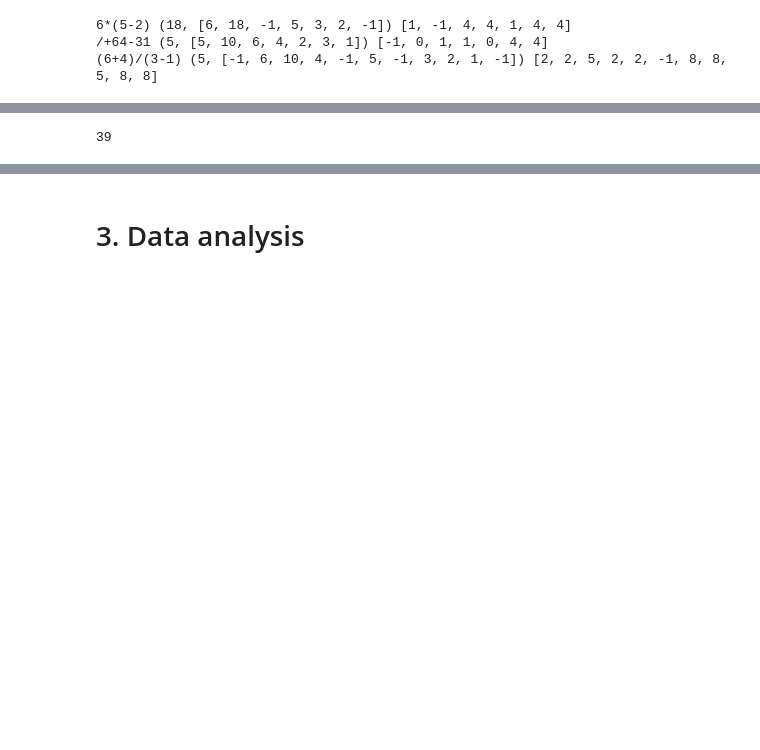
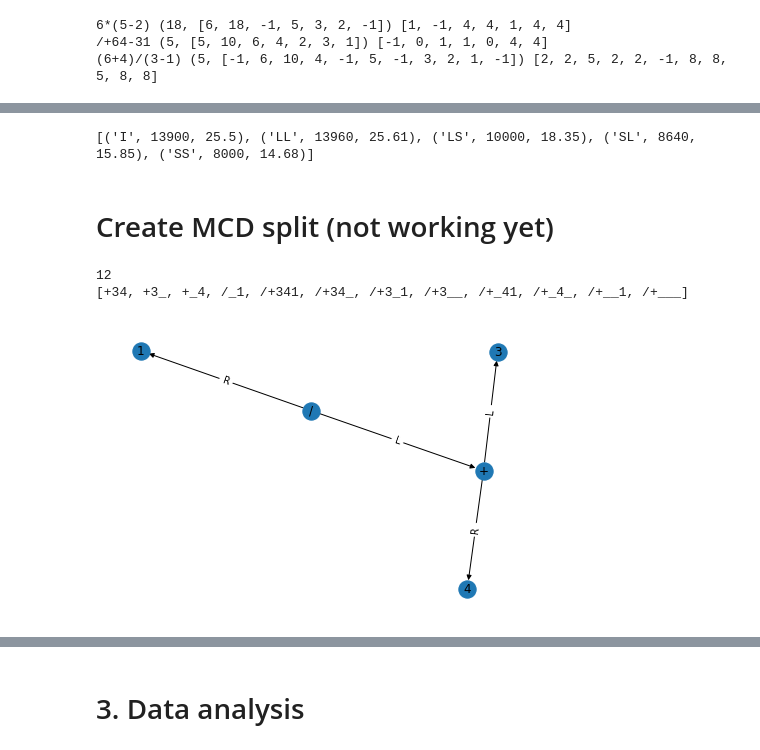
Before and after one commit to liqing-ustc/HINT, a Jupyter notebook: data/expr_generation.ipynb, the cells around one changed output, grey strips where cells are left out. Saved outputs shown, nothing was run; the diff lists cells and outputs as text; code cells hidden in the pictures; blank space fills up the shorter version.

```diff
--- a/data/expr_generation.ipynb
+++ b/data/expr_generation.ipynb
@@ -493,25 +498,46 @@ test 51640
-# %%
-train_exprs = {x['expr'] for x in split2dataset['train']}
-max_len_train = max([len(x) for x in train_exprs])
-print(max_len_train)
-for split in ['val', 'test']:
-    dataset = split2dataset[split]
-    for sample in dataset:
-        expr = sample['expr']
-        if expr in train_exprs:
-            evaluation = 1
-        elif len(expr) <= max_len_train:
-            max_value = max([x for x in sample['res_all'] if x is not None])
-            if max_value <= max_value_train:
-                evaluation = 2
-            else:
-                evaluation = 3
-        else:
-            max_value = max([x for x in sample['res_all'] if x is not None])
-            if max_value <= max_value_train:
-                evaluation = 4
-            else:
-                evaluation = 5
-        sample['eval'] = evaluation
-# %% [output]
-39
+# %%
+counts = sorted(Counter([x['eval'] for x in split2dataset['test']]).items())
+total_count = sum([c for _, c in counts])
+counts = [(k, v, round(v/total_count*100, 2)) for k, v in counts]
+print(counts)
+# %% [output]
+[('I', 13900, 25.5), ('LL', 13960, 25.61), ('LS', 10000, 18.35), ('SL', 8640, 15.85), ('SS', 8000, 14.68)]
+# %% [markdown]
+# Create MCD split (not working yet)
+# %%
+import networkx as nx
+import sys
+sys.path.append('../../dbca-splitter/')
+from dbca.datasets.relational import RelationalSample, TreeSample, sample2graph
+from dbca.dbca_splitter import DBCASplitter, DBCASplitterConfig
+from dbca.dbca_splitter_ray import DBCASplitterRay
+from dbca.split_sample_set import SplitSampleSet
+
+NODE_ATTR='sym'
+# %%
+# expr = '1/(4+3)'
+# heads = [1, -1, 4, 4, 1, 4, 4]
+
+expr = '(3+4)/1'
+heads = [2, 2, 5, 2, 2, -1, 5]
+
+# expr = '3-4'
+# heads = [1, -1, 1]
+
+g = sample2graph(expr, heads, node_attr=NODE_ATTR)
+
+pos = nx.spring_layout(g)
+nx.draw(g, pos)
+node_labels = nx.get_node_attributes(g,'sym')
+nx.draw_networkx_labels(g, pos, labels = node_labels)
+edge_labels = nx.get_edge_attributes(g,'dir')
+nx.draw_networkx_edge_labels(g, pos, edge_labels)
+
+# sample = RelationalSample(g, name='test', node_attr=NODE_ATTR)
+sample = TreeSample(expr, heads, node_attr=NODE_ATTR)
+print(len(sample.compounds))
+print(sorted(sample.compounds, key=lambda x: len(str(x))))
+# %% [output]
+12
+[+34, +3_, +_4, /_1, /+341, /+34_, /+3_1, /+3__, /+_41, /+_4_, /+__1, /+___]
+[figure, added]
```
Also changed, not shown: parts of 26 cells of this notebook, 4 other files.
